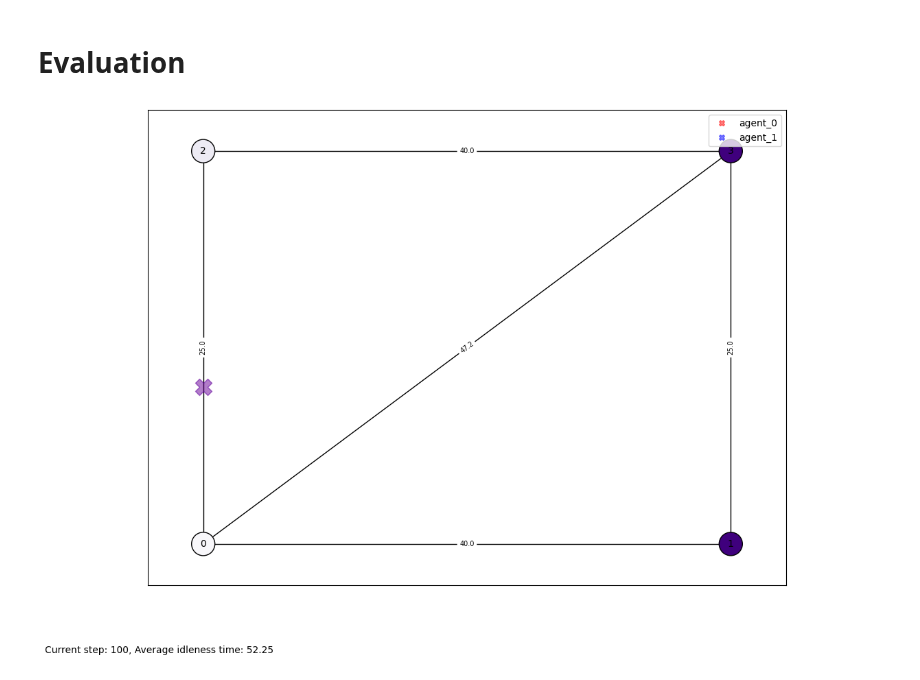
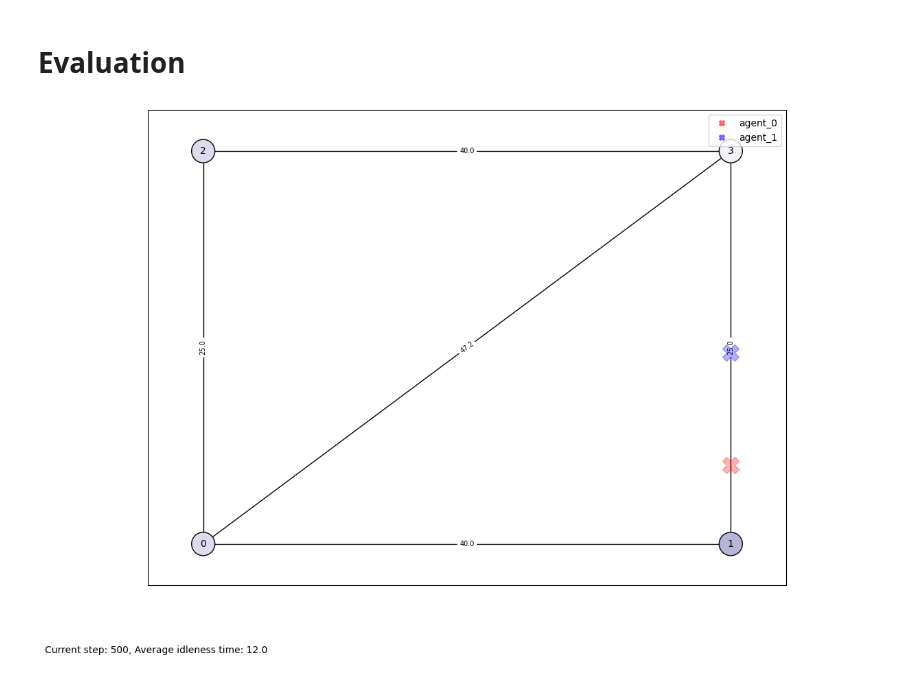
Before and after one commit to NU-IDEAS-Lab/patrolling_zoo, a Jupyter notebook: ppo.ipynb, the cells around one changed output. Cells and saved outputs as stored; diff of their text form; code cells hidden in the pictures.

```diff
--- a/ppo.ipynb
+++ b/ppo.ipynb
@@ -20,15 +20,16 @@ else:
 # %% [markdown]
 # Configuration
 # %%
-MAX_CYCLES = 500
+MAX_CYCLES = 5000
 
 """ ENV SETUP """
 patrolGraph = PatrolGraph("patrolling_zoo/env/4nodes.graph")
 env = parallel_env(patrolGraph, 2,
     require_explicit_visit = True,
     speed = 5,
-    alpha = 10,
+    alpha = 1.0,
     max_cycles = MAX_CYCLES,
+    observe_method = "raw"
 )
 
 """ALGO PARAMS"""
@@ -42,7 +43,7 @@ algo = PPO(
     lr = 1e-4,
     batch_size = 100,
     max_cycles = MAX_CYCLES,
-    total_episodes = 1300
+    total_episodes = 200
 )
 # %% [markdown]
 # Training
@@ -115,6 +116,6 @@ plt.show()
 # %% [markdown]
 # Evaluation
 # %%
-algo.evaluate(render=True, max_cycles=100, seed=42)
+algo.evaluate(render=True, max_cycles=500, seed=42)
 # %% [output]
-[figure, old version]
+[figure, new version]
```
Also changed, not shown: parts of 2 cells of this notebook, 2 other files.
